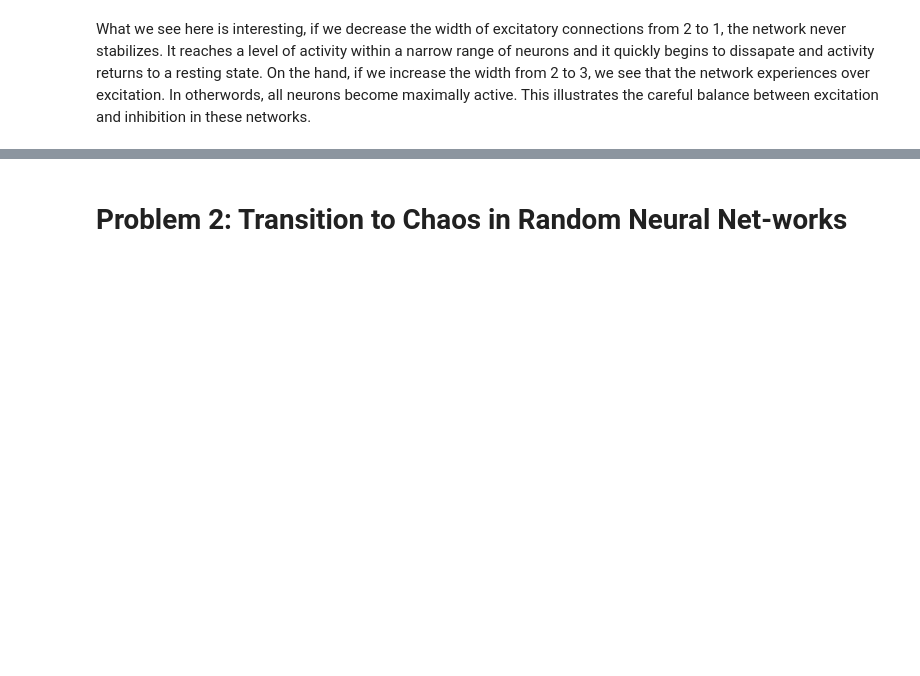
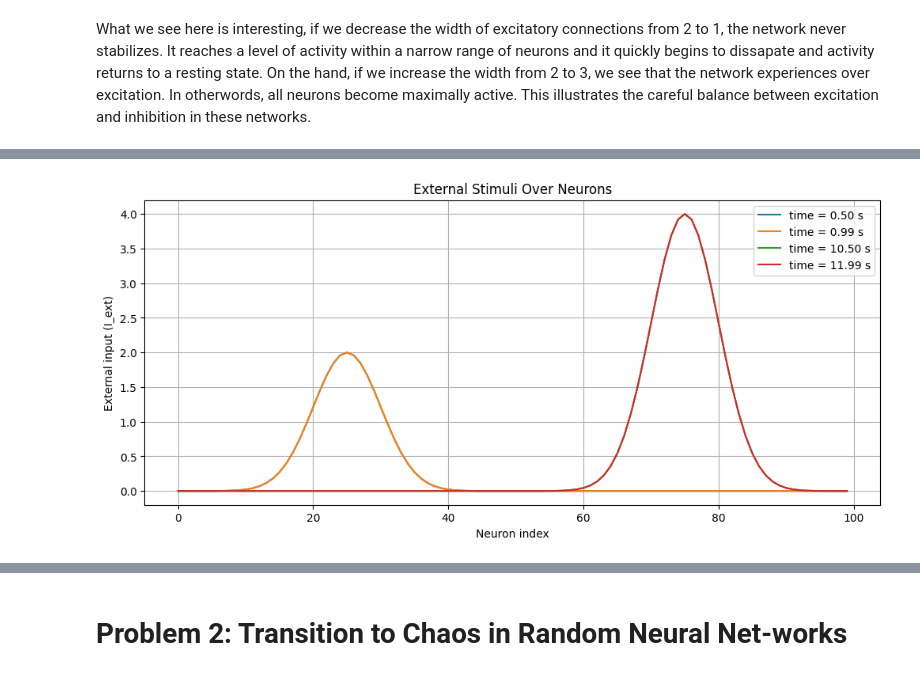
Before and after one commit to eali93/Computational-Neuroscience, a Jupyter notebook: homework-9.ipynb, the cells around one changed output, grey strips where cells are left out. Drawn from its saved outputs; the diff is of its cells as text; code cells hidden in the pictures; blank space fills up the shorter version.

```diff
--- a/homework-9.ipynb
+++ b/homework-9.ipynb
@@ -591,0 +605,56 @@ Increasing the inhibition strength, slows the spread of the excitation through t
+# %%
+# Make our new stimulus array with two pulses
+
+# Create external stimulus (Two Gaussian pulses)
+# First stimulus center
+stim_center1 = 25
+# Second stimulus center
+stim_center2 = 75
+stim_width = 5
+stim_amplitude1 = 2  # Amplitude for first stimulus
+stim_amplitude2 = 4  # Amplitude for second stimulus
+stim_start1 = 0.5  # Start time of first stimulus
+stim_end1 = 1.0    # End time of first stimulus
+stim_start2 = 10.5  # Start time of second stimulus
+stim_end2 = 12.0    # End time of second stimulus
+
+# Create input array for all neurons at all timesteps
+I_ext = np.zeros((N, numSteps))
+
+# Function to apply stimulus
+def apply_stimulus(I_ext, stim_center, stim_width, stim_amplitude, stim_start_idx, stim_end_idx):
+    for i in range(N):
+        # Calculate the shortest distance (accounting for periodic boundary)
+        dist = min(abs(i - stim_center), N - abs(i - stim_center))
+        stim_value = stim_amplitude * np.exp(-(dist**2) / (2*stim_width**2))
+        I_ext[i, stim_start_idx:stim_end_idx] = stim_value
+    return I_ext
+
+# Convert start and end times to indices
+stim_start1_idx = int(stim_start1 / dt)
+stim_end1_idx = int(stim_end1 / dt)
+stim_start2_idx = int(stim_start2 / dt)
+stim_end2_idx = int(stim_end2 / dt)
+
+# Apply first stimulus
+I_ext = apply_stimulus(I_ext, stim_center1, stim_width, stim_amplitude1,
+                       stim_start1_idx, stim_end1_idx)
+
+# Apply second stimulus
+I_ext = apply_stimulus(I_ext, stim_center2, stim_width, stim_amplitude2,
+                       stim_start2_idx, stim_end2_idx)
+
+import matplotlib.pyplot as plt
+
+# Plot external input at selected time points
+plt.figure(figsize=(12, 5))
+for t in [stim_start1_idx, stim_end1_idx - 1, stim_start2_idx, stim_end2_idx - 1]:
+    plt.plot(I_ext[:, t], label=f'time = {t * dt:.2f} s')
+plt.xlabel('Neuron index')
+plt.ylabel('External input (I_ext)')
+plt.title('External Stimuli Over Neurons')
+plt.legend()
+plt.grid(True)
+plt.show()
+# %% [output]
+[figure, added]
```
Also changed, not shown: parts of 9 cells of this notebook.
